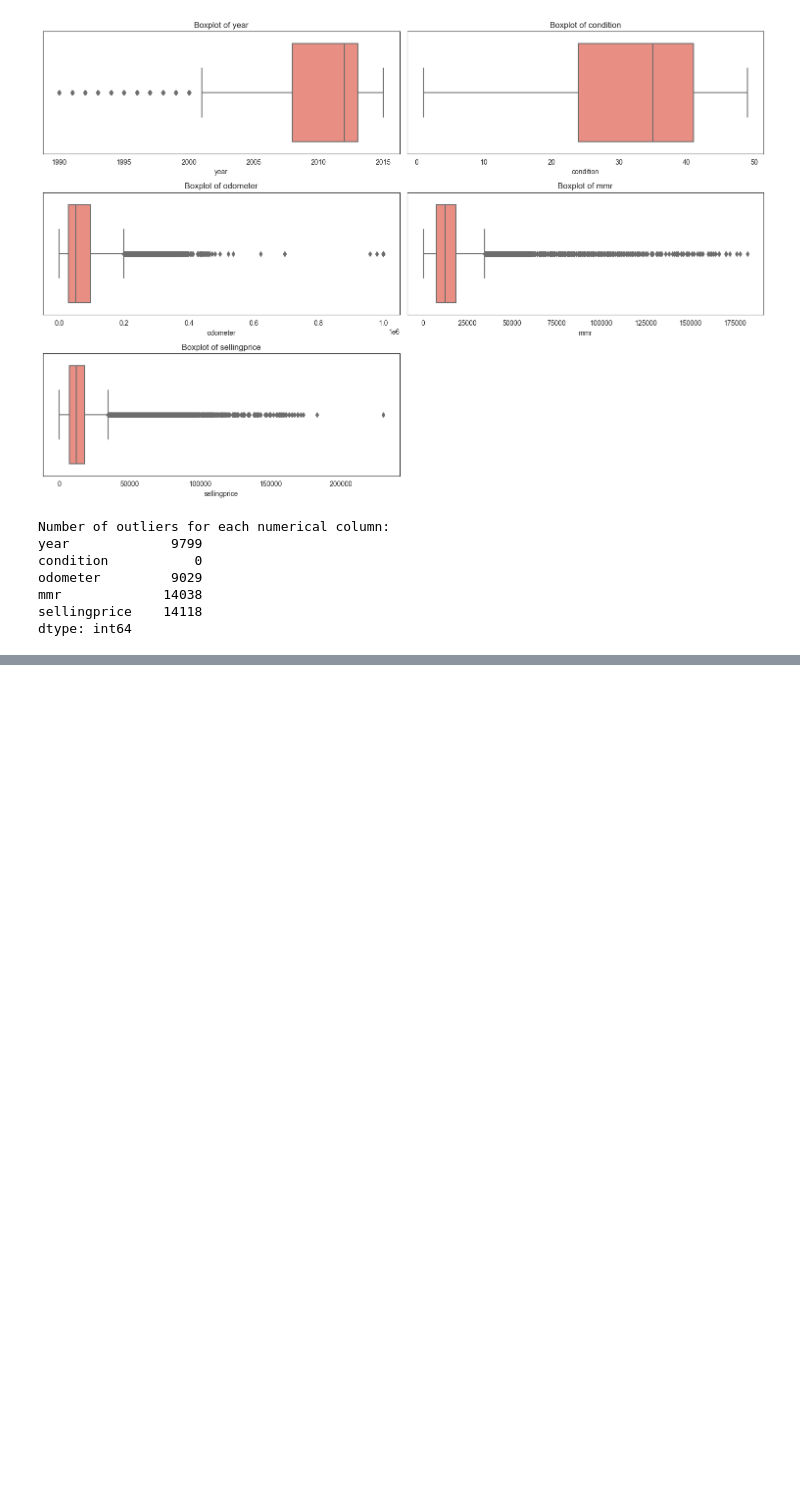
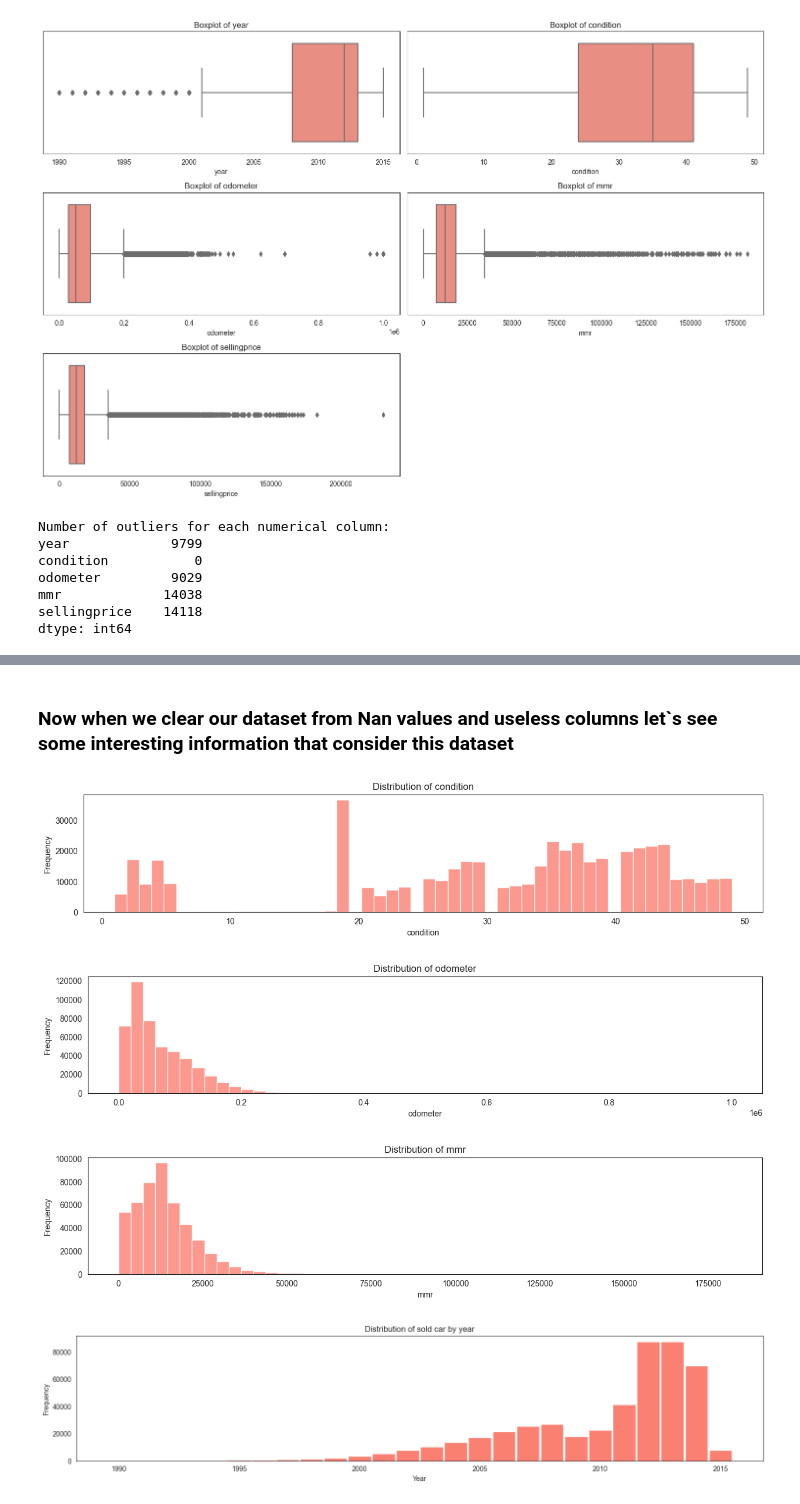
Before and after one commit to PavloKukurik/Car_prices_research, a Jupyter notebook: proj_test.ipynb, the cells around one changed output, grey strips where cells are left out. Drawn from its saved outputs; the diff is of its cells as text; code cells hidden in the pictures; blank space fills up the shorter version.

```diff
--- a/proj_test.ipynb
+++ b/proj_test.ipynb
@@ -214 +188,38 @@ dtype: int64
+# %% [markdown]
+### **Now when we clear our dataset from Nan values and useless columns let`s see some interesting information that consider this dataset**
+# %%
+# plt.style.use('seaborn-white')
+
+def plot_distribution(column_name: list[str]) -> plt:
+    """
+    The func plot distribution for columns in the dataframe
+    :param column_name: name of column to plot
+    :return: Graphic of distribution
+    """
+    for num, name in enumerate(column_name):
+        plt.figure(figsize=(15, 12))
+        plt.subplot(4, 1, num + 1)
+        plt.hist(df[name], bins=50, color='salmon', alpha=0.8)
+        plt.title(f'Distribution of {name}')
+        plt.xlabel(f'{name}')
+        plt.ylabel('Frequency')
+        plt.show()
+
+plot_distribution(['condition', 'odometer', 'mmr'])
+
+
+cars_sold_by_year = df['year'].value_counts().sort_index()
+plt.figure(figsize=(15, 12))
+plt.subplot(4, 1, 4)
+plt.bar(cars_sold_by_year.index, cars_sold_by_year.values, color='salmon', width=0.95)
+plt.title('Distribution of sold car by year')
+plt.xlabel('Year')
+plt.ylabel('Frequency')
+plt.tight_layout()
+plt.show()
+# %% [output]
+[figure, added]
+[figure, added]
+[figure, added]
+[figure, added]
 # %%
```
Also changed, not shown: parts of 14 cells of this notebook.
